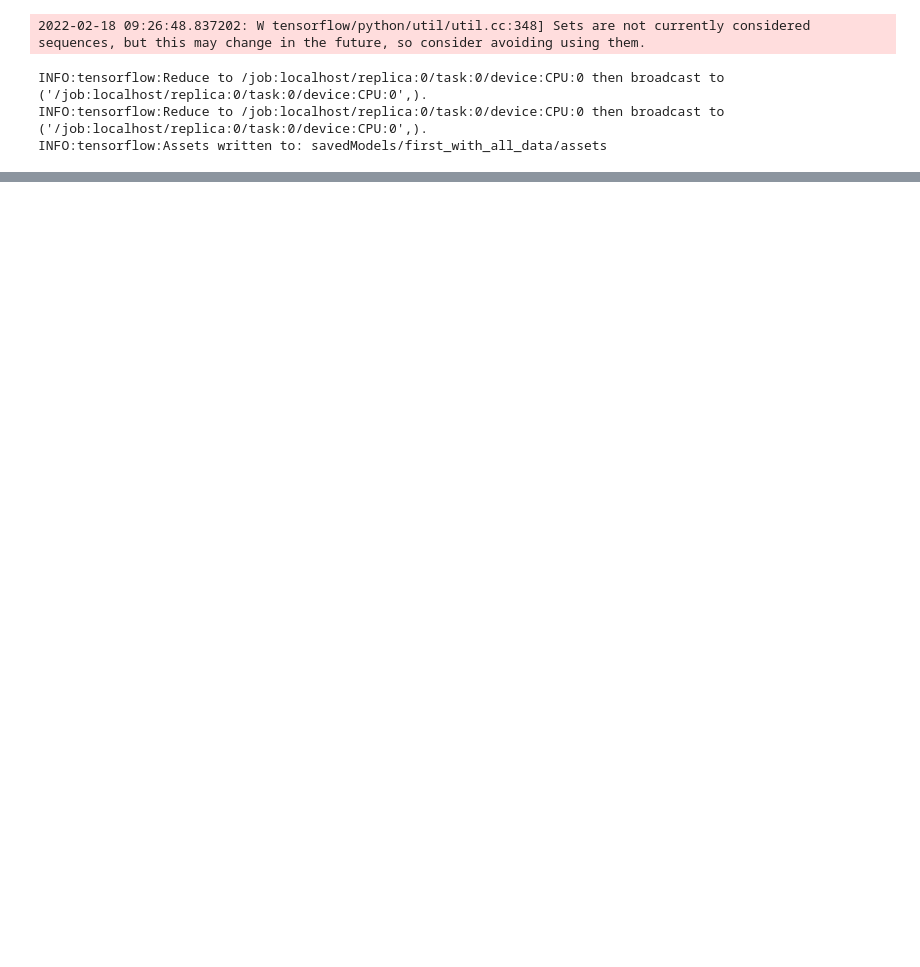
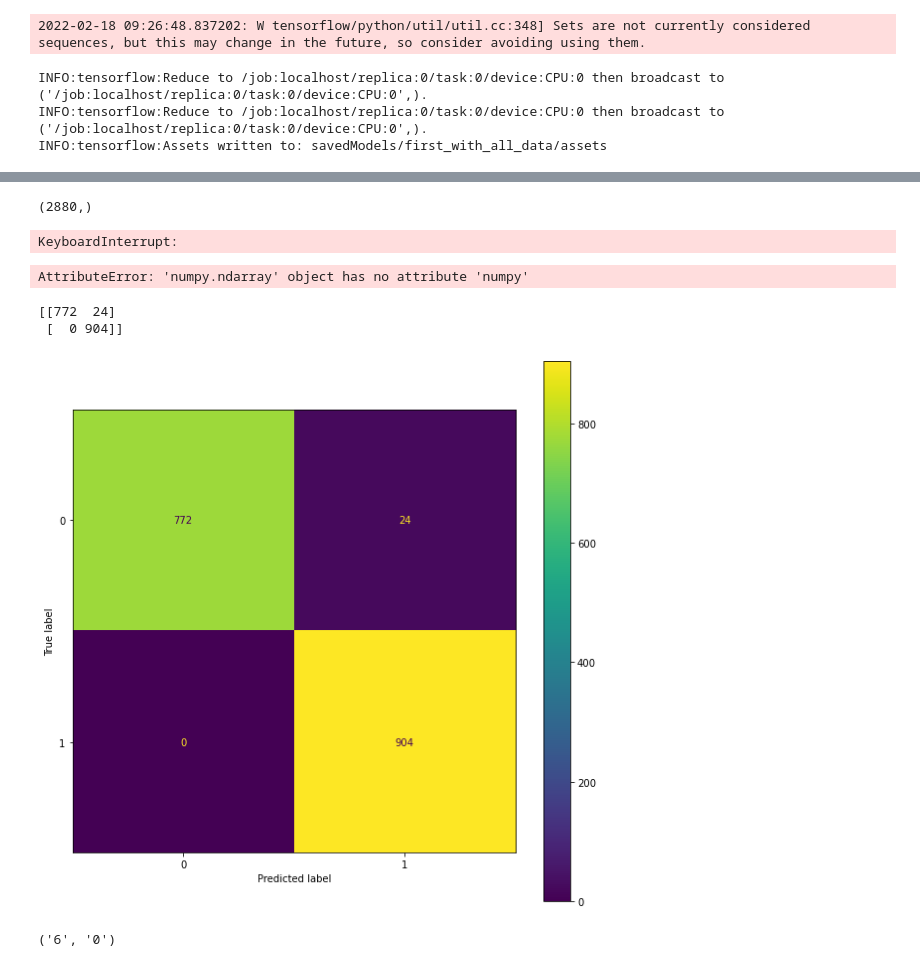
Before and after one commit to LilWeirdProgramms/oct-classifier, a Jupyter notebook: main.ipynb, the cells around one changed output, grey strips where cells are left out. Cells and saved outputs as stored; diff of their text form; code cells hidden in the pictures; blank space fills up the shorter version.

```diff
--- a/main.ipynb
+++ b/main.ipynb
@@ -204,0 +209,8 @@ INFO:tensorflow:Assets written to: savedModels/first_with_all_data/assets
+# %%
+check_set = tfrecords_reader(validation_files, True)
+# %%
+output_test5 = model.predict(
+    check_set.batch(1),
+    verbose = 1,
+    use_multiprocessing=True
+)
@@ -204,0 +266,28 @@ INFO:tensorflow:Assets written to: savedModels/first_with_all_data/assets
+# %%
+output_test5[:,0].shape
+# %% [output]
+(2880,)
+# %%
+import Postprocessor
+labels = []
+for elem in validation_dataset:
+    labels.append(elem[1])
+# for file, output in zip(validation_files, output_test5):
+#     labels.append(int(file.split("/")[4][0]))
+pp = Postprocessor.Postprocessing(output_test5[:,0], labels)
+pp.binary_confusion_matrix()
+# %% [output]
+KeyboardInterrupt:
+# %%
+labels = [label.numpy() for label in labels]
+labels
+# %% [output]
+AttributeError: 'numpy.ndarray' object has no attribute 'numpy'
+# %%
+reload(Postprocessor)
+pp = Postprocessor.Postprocessing(output_test5[:1700,0], labels[:1700])
+pp.binary_confusion_matrix()
+# %% [output]
+[[772  24]
+ [  0 904]]
+[figure, added]
@@ -204,0 +298,4 @@ INFO:tensorflow:Assets written to: savedModels/first_with_all_data/assets
+# %%
+b_dim, c_dim
+# %% [output]
+('6', '0')
```
Also changed, not shown: parts of 37 cells of this notebook, 37 other files.
